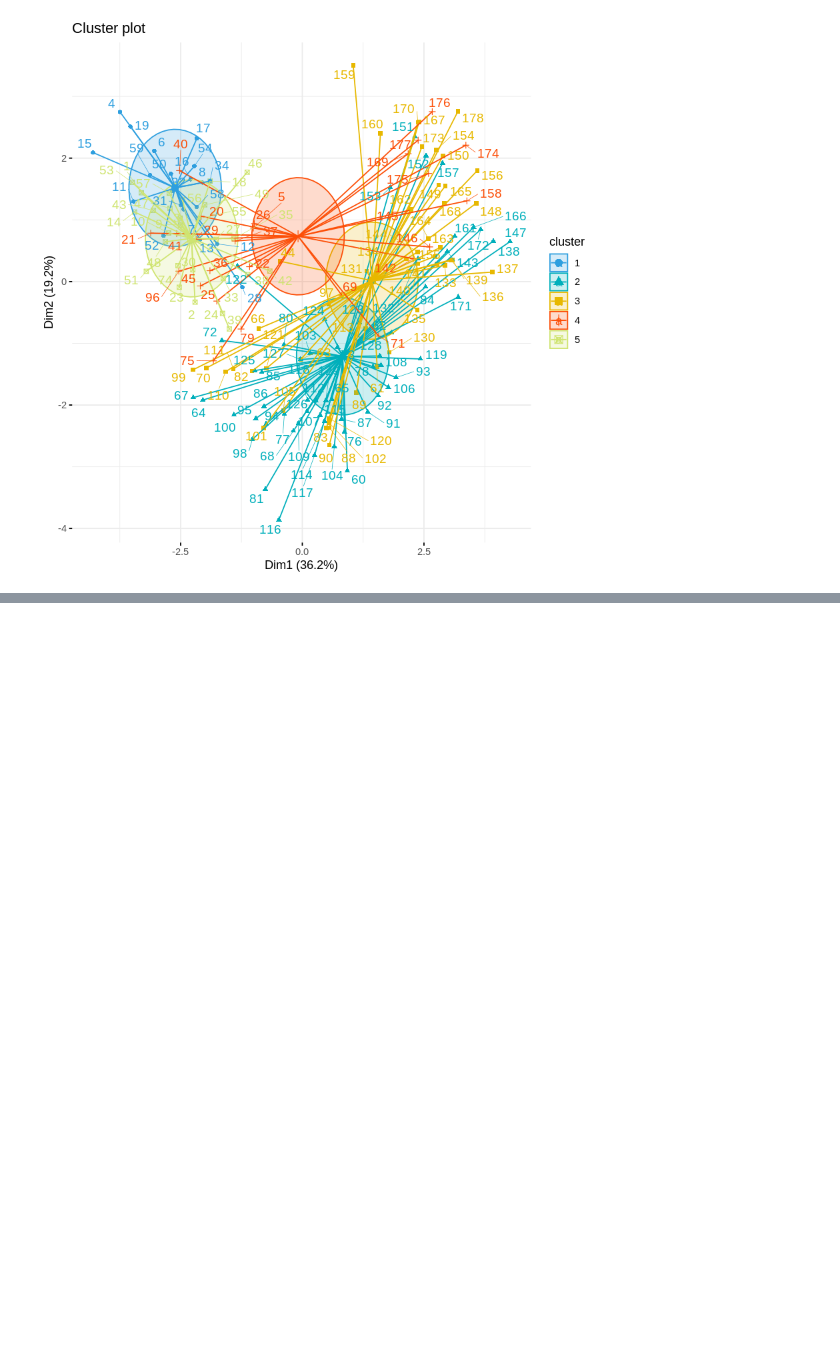
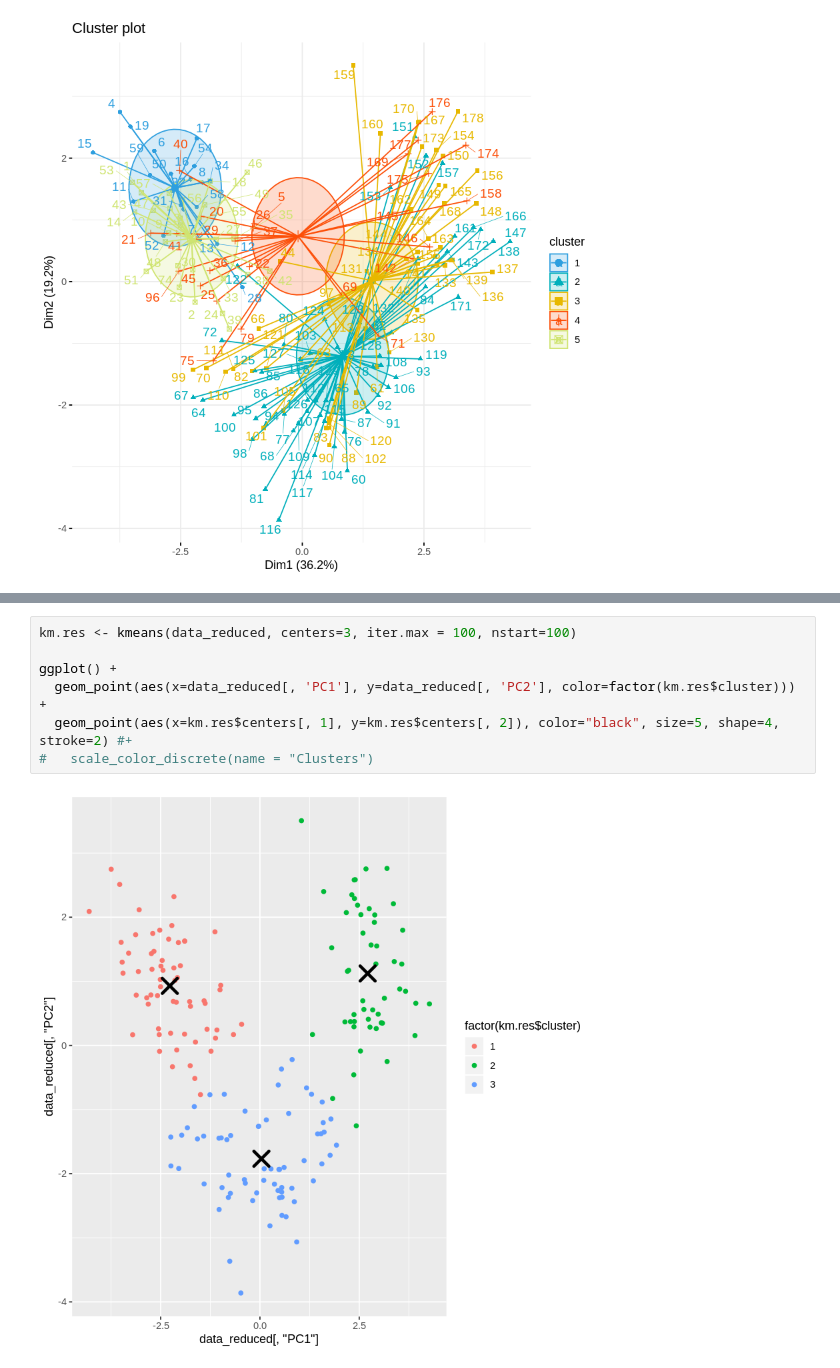
Before and after one commit to lauramoraes/Analise_de_Clusters, a Jupyter notebook: 9 - Clusterização por K-Means (Wine).ipynb, the cells around one changed output, grey strips where cells are left out. Drawn from its saved outputs; the diff is of its cells as text; blank space fills up the shorter version.

```diff
--- a/9 - Clusterização por K-Means (Wine).ipynb
+++ b/9 - Clusterização por K-Means (Wine).ipynb
@@ -43,0 +95,9 @@ fviz_cluster(km.res,
+# %%
+km.res <- kmeans(data_reduced, centers=3, iter.max = 100, nstart=100)
+
+ggplot() +
+  geom_point(aes(x=data_reduced[, 'PC1'], y=data_reduced[, 'PC2'], color=factor(km.res$cluster))) +
+  geom_point(aes(x=km.res$centers[, 1], y=km.res$centers[, 2]), color="black", size=5, shape=4, stroke=2) #+
+#   scale_color_discrete(name = "Clusters")
+# %% [output]
+[figure, added]
```
Also changed, not shown: parts of 4 cells of this notebook.
